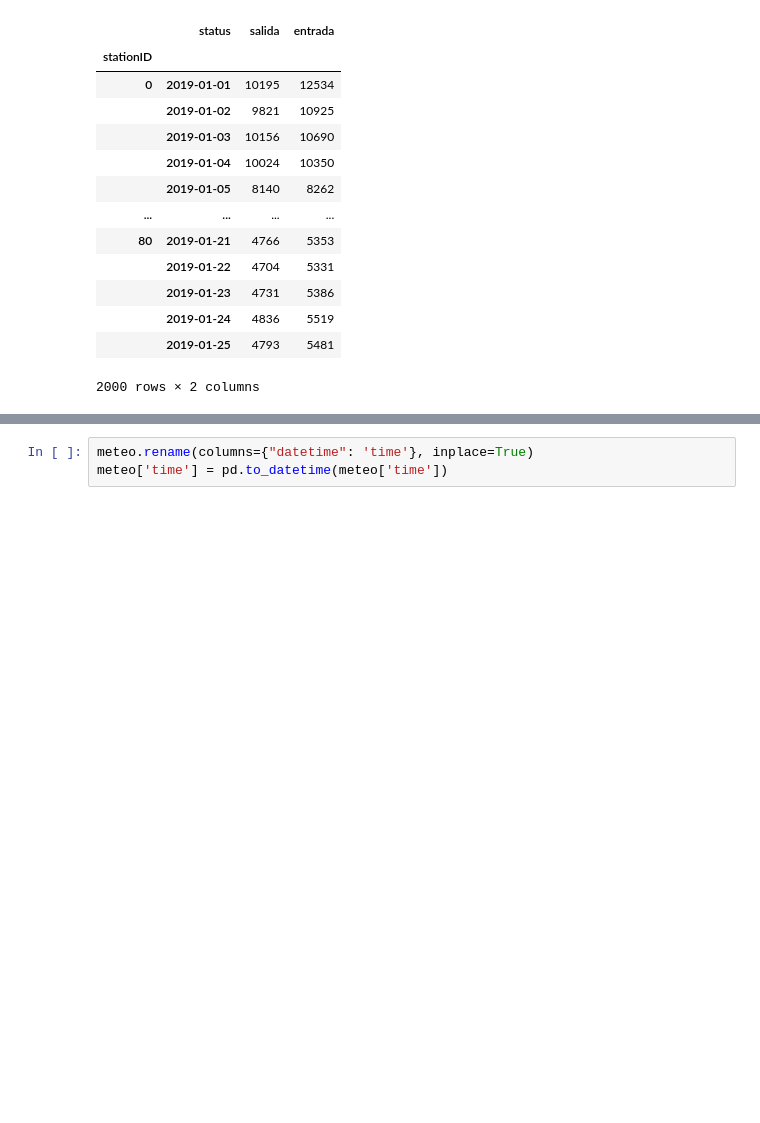
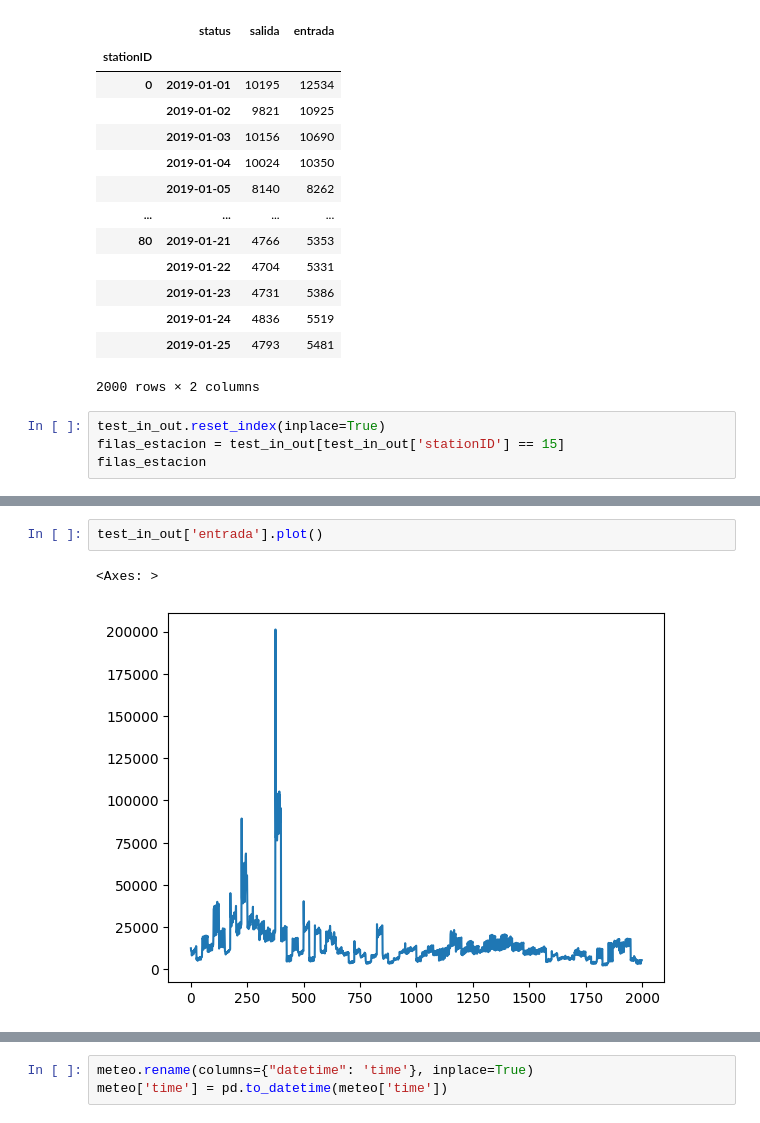
Before and after one commit to quiquecueto/TFM-Intelligent-Systems, a Jupyter notebook: TFM_project.ipynb, the cells around one changed output, grey strips where cells are left out. Drawn from its saved outputs; the diff is of its cells as text; blank space fills up the shorter version.

```diff
--- a/TFM_project.ipynb
+++ b/TFM_project.ipynb
@@ -310,3 +286,7 @@ test_in_out
 |  | 2019-01-24 | 4836 | 5519 |
 |  | 2019-01-25 | 4793 | 5481 |
 2000 rows × 2 columns
+# %%
+test_in_out.reset_index(inplace=True)
+filas_estacion = test_in_out[test_in_out['stationID'] == 15]
+filas_estacion
@@ -312,0 +311,5 @@ test_in_out
+# %%
+test_in_out['entrada'].plot()
+# %% [output]
+<Axes: >
+[figure, added]
```
Also changed, not shown: parts of 31 cells of this notebook.
